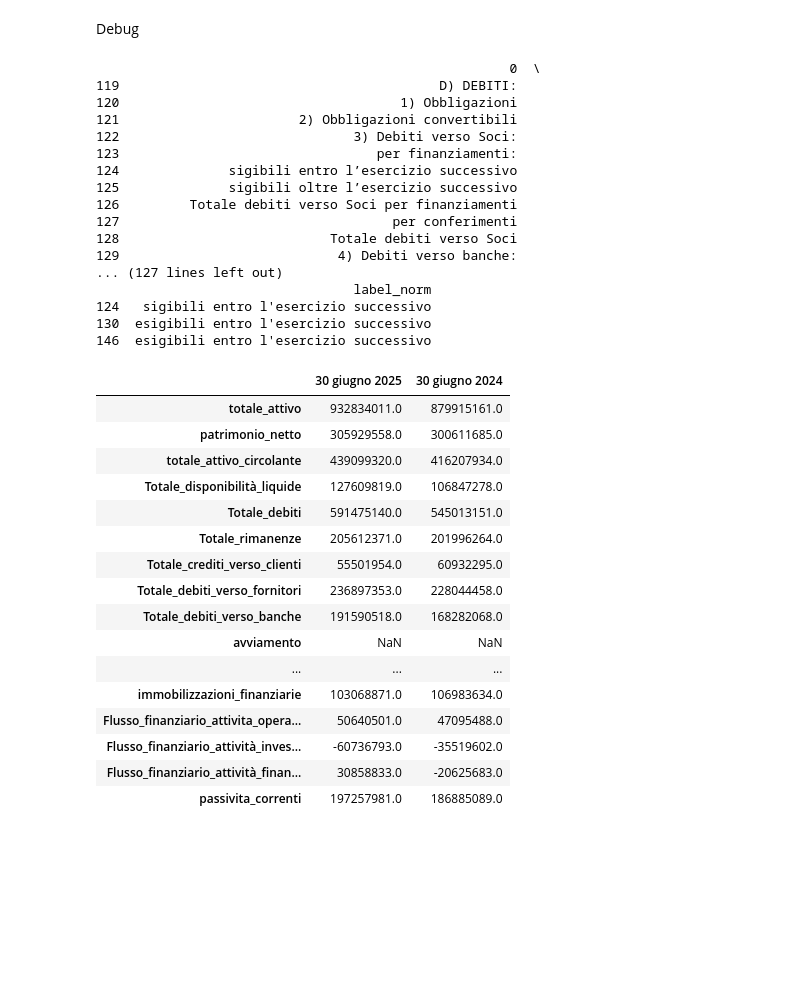
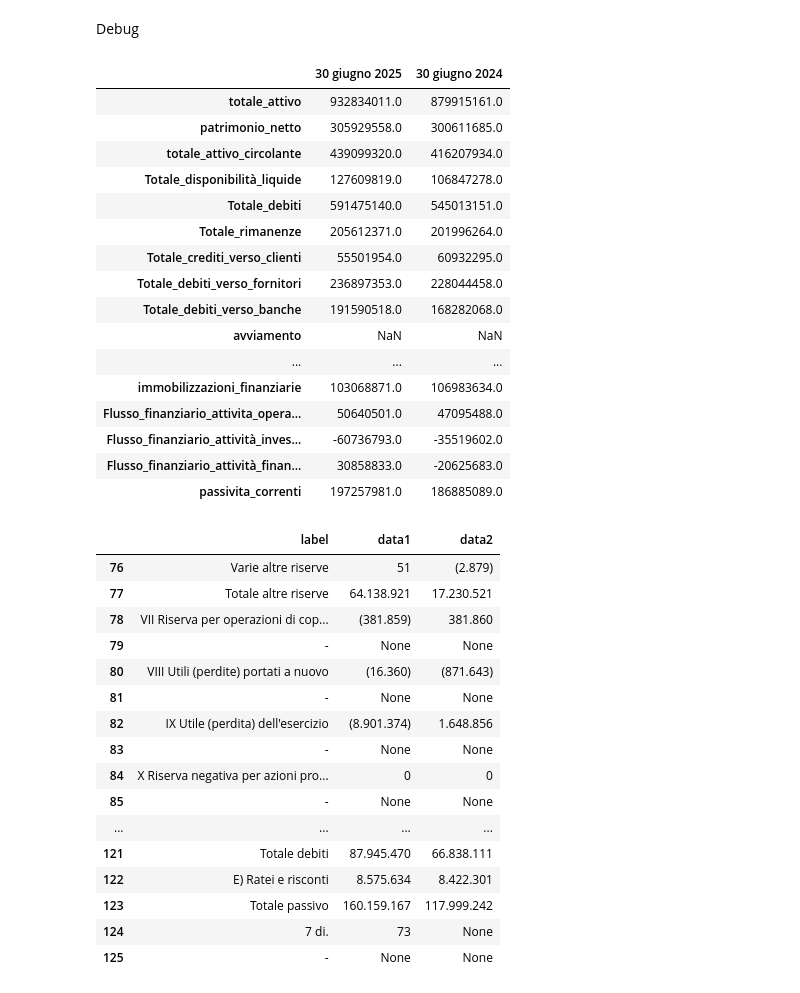
Before and after one commit to Nick97382000/Lettura_bilanci, a Jupyter notebook: Lettura bilanci.ipynb, the cells around one changed output. Drawn from its saved outputs; the diff is of its cells as text; code cells hidden in the pictures; blank space fills up the shorter version.

```diff
--- a/Lettura bilanci.ipynb
+++ b/Lettura bilanci.ipynb
@@ -422,26 +698,9 @@ Debug
 
 pdf_path= "Lettura_bilanci/deposito bilanci/Conserve Italia - Civilistico e Consolidato - 2024.pdf"
 #pdf_path= "Lettura_bilanci/deposito bilanci/Gollinucci - 2024.pdf"
-tabella = trova_tabella_bilancio(pdf_path)
+tabella = trova_tabella_bilancio(pdf_path, keywords_first_page)
 summary_tabella(tabella, campi_bilancio)
 # %% [output]
-                                                     0  \
-119                                         D) DEBITI:
-120                                    1) Obbligazioni
-121                       2) Obbligazioni convertibili
-122                              3) Debiti verso Soci:
-123                                 per finanziamenti:
-124              sigibili entro l’esercizio successivo
-125              sigibili oltre l’esercizio successivo
-126         Totale debiti verso Soci per finanziamenti
-127                                   per conferimenti
-128                           Totale debiti verso Soci
-129                            4) Debiti verso banche:
-... (127 lines left out)
-                                 label_norm
-124   sigibili entro l'esercizio successivo
-130  esigibili entro l'esercizio successivo
-146  esigibili entro l'esercizio successivo
 |  | 30 giugno 2025 | 30 giugno 2024 |
 | totale_attivo | 932834011.0 | 879915161.0 |
 | patrimonio_netto | 305929558.0 | 300611685.0 |
@@ -459,3 +718,32 @@ summary_tabella(tabella, campi_bilancio)
 | Flusso_finanziario_attività_inves... | -60736793.0 | -35519602.0 |
 | Flusso_finanziario_attività_finan... | 30858833.0 | -20625683.0 |
 | passivita_correnti | 197257981.0 | 186885089.0 |
+# %%
+df = trova_tabella_oic_multipaagina(
+    pdf_path="Lettura_bilanci/deposito bilanci/Kirey - 2024.pdf",
+    start_marker="stato patrimoniale",
+    end_marker="conto economico",
+    lang="ita",
+    dpi=300
+)
+
+df.head(50)
+df.tail(50)
+# %% [output]
+|  | label | data1 | data2 |
+| 76 | Varie altre riserve | 51 | (2.879) |
+| 77 | Totale altre riserve | 64.138.921 | 17.230.521 |
+| 78 | VII Riserva per operazioni di cop... | (381.859) | 381.860 |
+| 79 | - | None | None |
+| 80 | VIII Utili (perdite) portati a nuovo | (16.360) | (871.643) |
+| 81 | - | None | None |
+| 82 | IX Utile (perdita) dell'esercizio | (8.901.374) | 1.648.856 |
+| 83 | - | None | None |
+| 84 | X Riserva negativa per azioni pro... | 0 | 0 |
+| 85 | - | None | None |
+| ... | ... | ... | ... |
+| 121 | Totale debiti | 87.945.470 | 66.838.111 |
+| 122 | E) Ratei e risconti | 8.575.634 | 8.422.301 |
+| 123 | Totale passivo | 160.159.167 | 117.999.242 |
+| 124 | 7 di. | 73 | None |
+| 125 | - | None | None |
```
Also changed, not shown: parts of 10 cells of this notebook.
